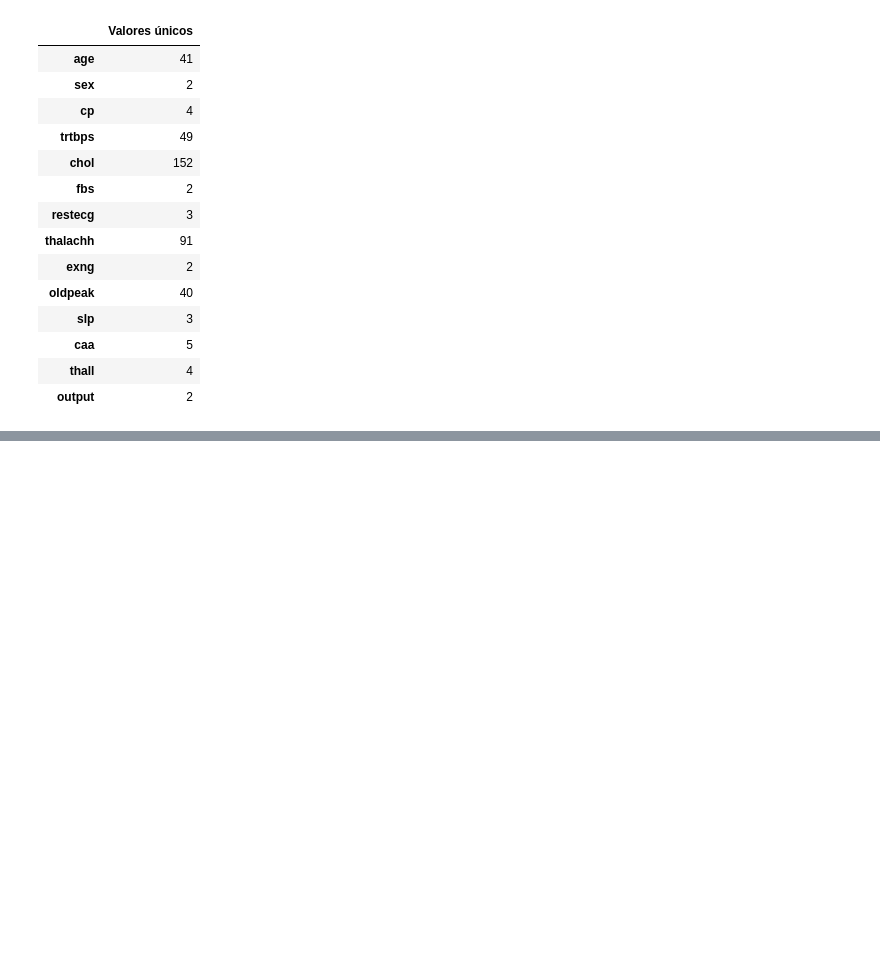
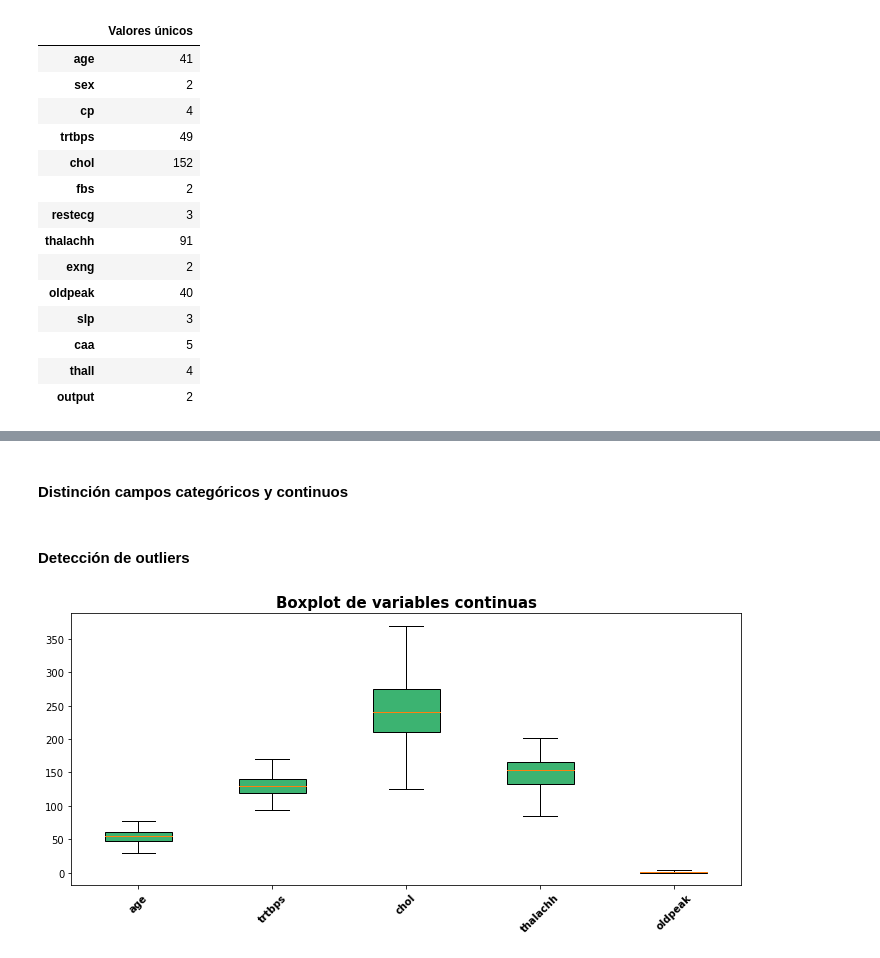
Before and after one commit to jaimesz11/Ataques_al_corazon-Clasificacion_y_analisis, a Jupyter notebook: Notebook/Notebook.ipynb, the cells around one changed output, grey strips where cells are left out. Cells and saved outputs as stored; diff of their text form; code cells hidden in the pictures; blank space fills up the shorter version.

```diff
--- a/Notebook/Notebook.ipynb
+++ b/Notebook/Notebook.ipynb
@@ -11,7 +11,7 @@ import matplotlib.pyplot as plt
 #### Importación de datos e impresión de los cinco primeros registros
 # %%
 # Después de pd.read_csv introducir el enlace correspondiente en raw.
-df = pd.read_csv("https://raw.githubusercontent.com/jaimesz11/Ataques_al_corazon-Predicciones_y_analisis/main/Datos/heart.csv?token=ARVDOLLZMBTCCCGF6ASX2G3AWAHY6")
+df = pd.read_csv("https://raw.githubusercontent.com/jaimesz11/Ataques_al_corazon-Predicciones_y_analisis/main/Datos/heart.csv?token=ARVDOLJOGMBLXHK4G2QKU2TAWEL5K")
 df.head()
 # %% [output]
 |  | age | sex | cp | trtbps | chol | fbs | restecg | thalachh | exng | oldpeak | slp | ... |
@@ -67,0 +108,29 @@ pd.DataFrame(diccionario, index = ["Valores únicos"]).transpose()
+# %% [markdown]
+#### Distinción campos categóricos y continuos
+# %%
+var_categoricas = ["sex", "cp", "fbs", "restecg", "exng", "caa", "thall", "slp"]
+var_continuas = ["age", "trtbps", "chol", "thalachh", "oldpeak"]
+var_objetivo = ["output"]
+# %% [markdown]
+#### Detección de outliers
+# %%
+flierprops = dict(marker = 'o', markerfacecolor = 'red', markersize = 5, linestyle='none') # Para los outliers en el boxplot
+
+fig, ax = plt.subplots(figsize = (12, 5))
+plot_outliers = ax.boxplot(df[var_continuas],
+                flierprops = flierprops,
+                patch_artist = True,
+                boxprops = dict(facecolor='mediumseagreen'))
+ax.set_title("Boxplot de variables continuas",
+            color = 'black',
+            fontweight = 'bold',
+            fontsize = '15')
+ax.set_xticklabels(var_continuas,
+                  color = 'black',
+                  rotation = 45,
+                  fontweight = 'bold',
+                  fontsize = '10')
+
+plt.show()
+# %% [output]
+[figure, added]
```
Also changed, not shown: parts of 11 cells of this notebook.
